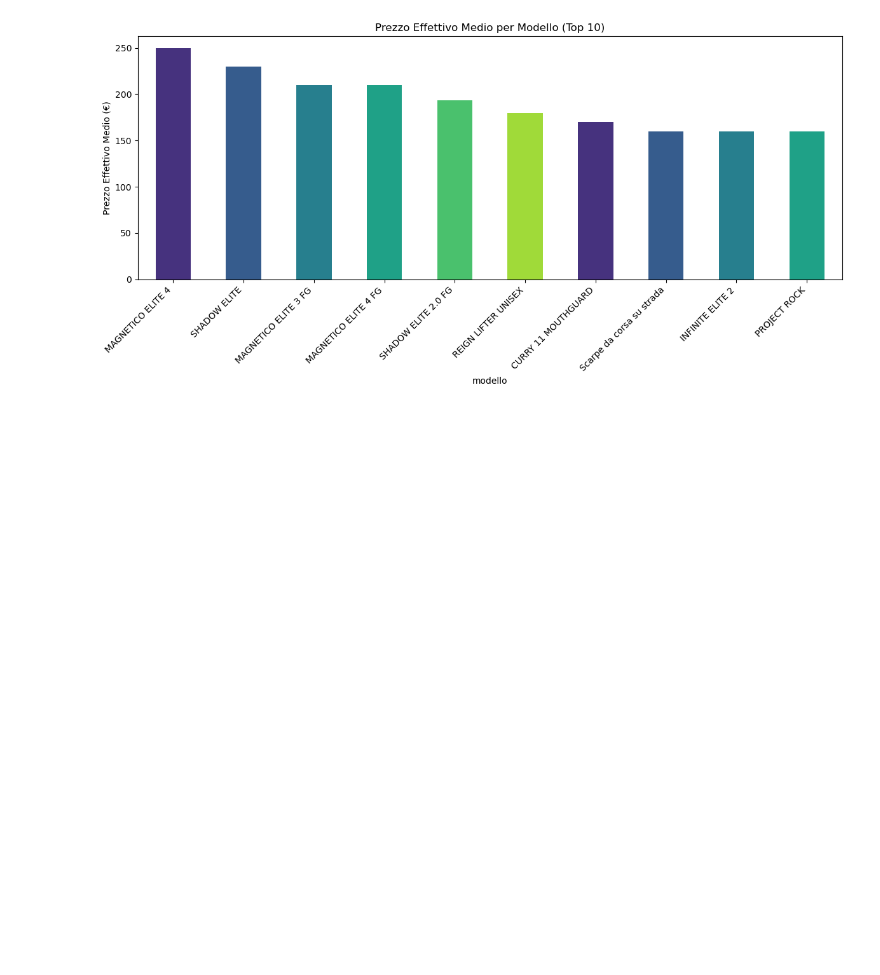
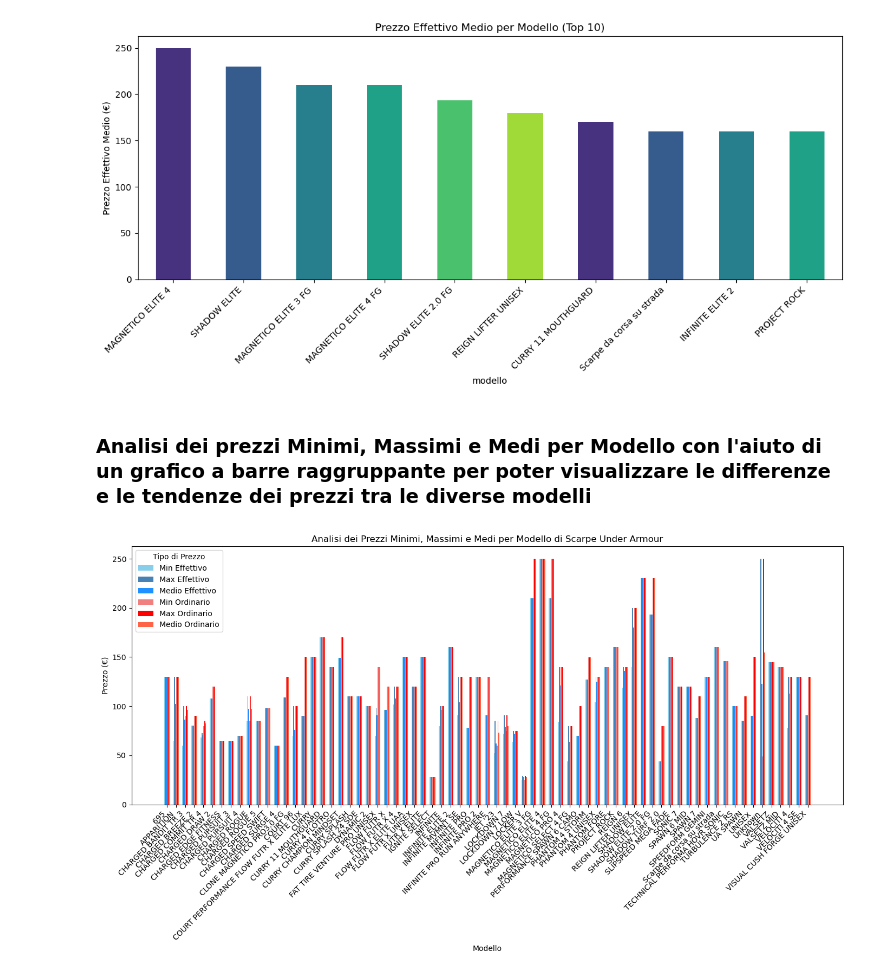
Before and after one commit to DavideBuccino/Python-Build-Week, a Jupyter notebook: Grafici.ipynb, the cells around one changed output. Saved outputs shown, nothing was run; the diff lists cells and outputs as text; code cells hidden in the pictures; blank space fills up the shorter version.

```diff
--- a/Grafici.ipynb
+++ b/Grafici.ipynb
@@ -213,6 +260,53 @@ plt.tight_layout()
 plt.show()
 # %% [output]
 [figure]
+# %% [markdown]
+### Analisi dei prezzi Minimi, Massimi e Medi per Modello con l'aiuto di un grafico a barre raggruppante per poter visualizzare le differenze e le tendenze dei prezzi tra le diverse modelli
+# %%
+# Calcolo delle statistiche di prezzo per modello
+prezzi_categoria = df.groupby('modello').agg(
+    prezzo_minimo_effettivo=('prezzo_effettivo', 'min'),
+    prezzo_massimo_effettivo=('prezzo_effettivo', 'max'),
+    prezzo_medio_effettivo=('prezzo_effettivo', 'mean'),
+    prezzo_minimo_ordinario=('prezzo_ordinario', 'min'),
+    prezzo_massimo_ordinario=('prezzo_ordinario', 'max'),
+    prezzo_medio_ordinario=('prezzo_ordinario', 'mean')
+).reset_index()
+
+# Impostazione delle dimensioni del grafico
+plt.figure(figsize=(14, 8))
+
+# Larghezza delle barre
+bar_width = 0.1
+
+# Posizioni delle barre per ciascuna statistica di prezzo
+pos_min_eff = np.arange(len(prezzi_categoria))
+pos_max_eff = [p + bar_width for p in pos_min_eff]
+pos_med_eff = [p + bar_width * 2 for p in pos_min_eff]
+pos_min_ord = [p + bar_width * 3 for p in pos_min_eff]
+pos_max_ord = [p + bar_width * 4 for p in pos_min_eff]
+pos_med_ord = [p + bar_width * 5 for p in pos_min_eff]
+
+# Creazione delle barre per il prezzo effettivo
+plt.bar(pos_min_eff, prezzi_categoria['prezzo_minimo_effettivo'], bar_width, label='Min Effettivo', color='skyblue')
+plt.bar(pos_max_eff, prezzi_categoria['prezzo_massimo_effettivo'], bar_width, label='Max Effettivo', color='steelblue')
+plt.bar(pos_med_eff, prezzi_categoria['prezzo_medio_effettivo'], bar_width, label='Medio Effettivo', color='dodgerblue')
+
+# Creazione delle barre per il prezzo ordinario
+plt.bar(pos_min_ord, prezzi_categoria['prezzo_minimo_ordinario'], bar_width, label='Min Ordinario', color='lightcoral')
+plt.bar(pos_max_ord, prezzi_categoria['prezzo_massimo_ordinario'], bar_width, label='Max Ordinario', color='red')
+plt.bar(pos_med_ord, prezzi_categoria['prezzo_medio_ordinario'], bar_width, label='Medio Ordinario', color='tomato')
+
+# Aggiunta di etichette e titolo
+plt.xlabel('Modello')
+plt.ylabel('Prezzo (€)')
+plt.title('Analisi dei Prezzi Minimi, Massimi e Medi per Modello di Scarpe Under Armour')
+plt.xticks(pos_min_eff + bar_width * 2.5, prezzi_categoria['modello'], rotation=45, ha='right')
+plt.legend(title='Tipo di Prezzo')
+plt.tight_layout()
+plt.show()
+# %% [output]
+[figure, added]
 # %%
 df
 # %% [output]
```
Also changed, not shown: parts of 2 cells of this notebook.
